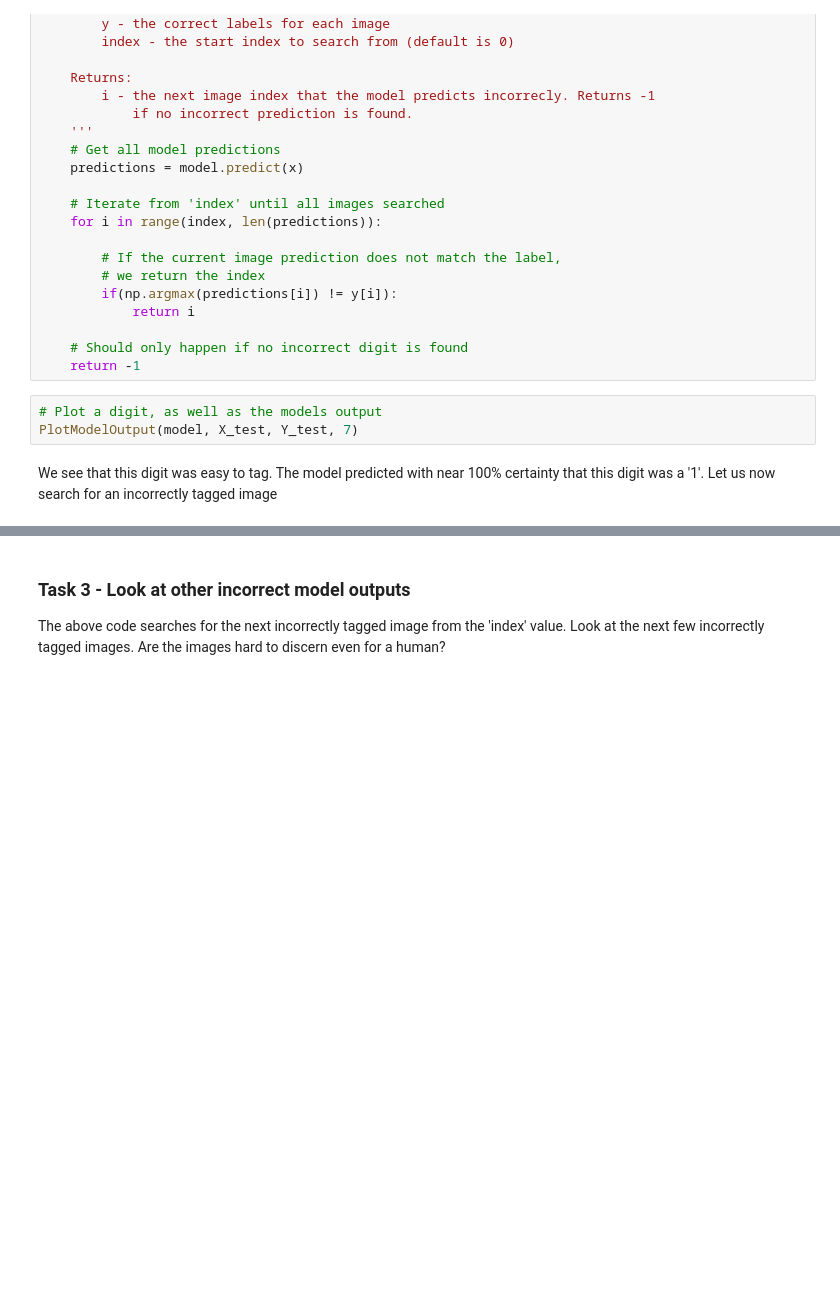
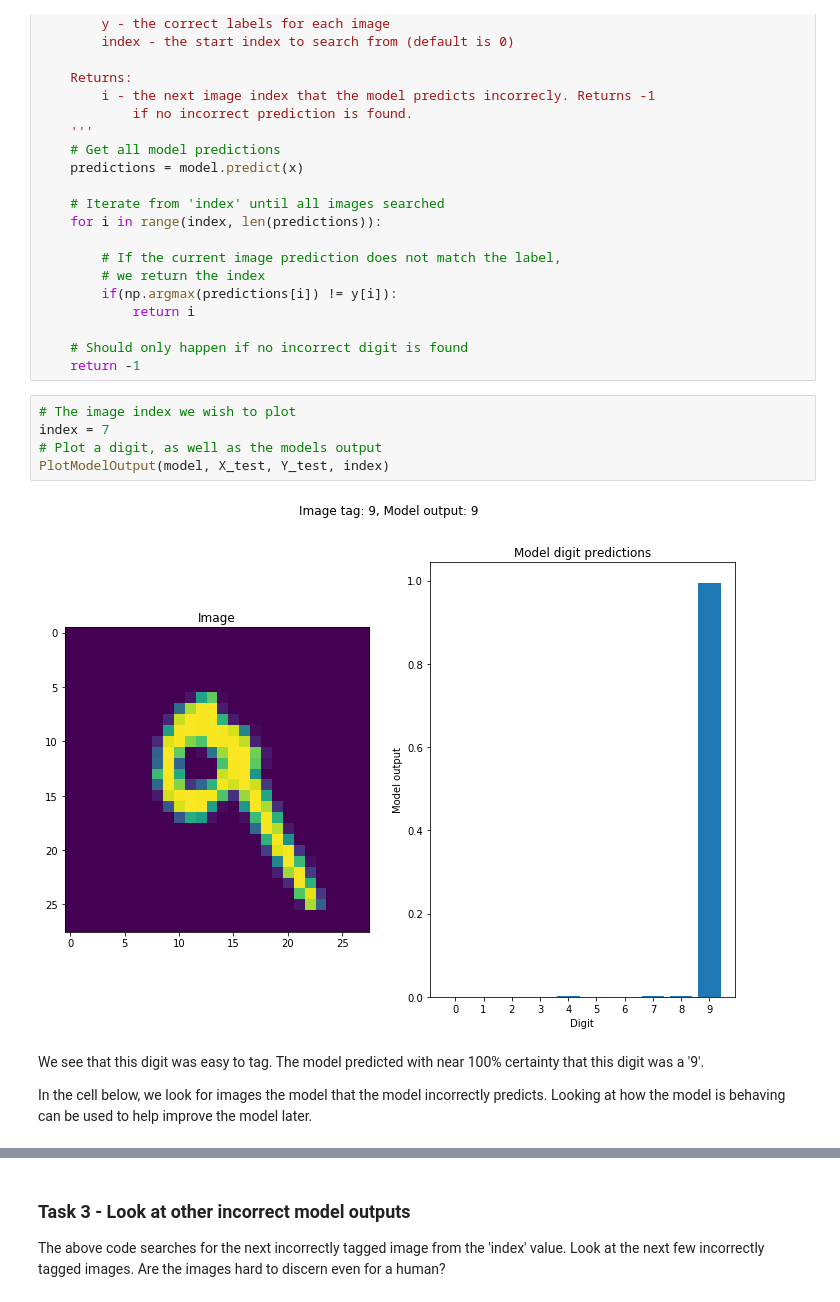
Before and after one commit to nikitapond/in2HEP, a Jupyter notebook: notebooks/MNIST.ipynb, the cells around one changed output, grey strips where cells are left out. Cells and saved outputs as stored; diff of their text form; blank space fills up the shorter version.

```diff
--- a/notebooks/MNIST.ipynb
+++ b/notebooks/MNIST.ipynb
@@ -221,9 +255,14 @@ def FindNextWrongPrediction(model, x, y, index=0):
     # Should only happen if no incorrect digit is found
     return -1
 # %%
+# The image index we wish to plot
+index = 7
 # Plot a digit, as well as the models output
-PlotModelOutput(model, X_test, Y_test, 7)
+PlotModelOutput(model, X_test, Y_test, index)
+# %% [output]
+[figure, added]
 # %% [markdown]
-We see that this digit was easy to tag. The model predicted with near 100% certainty that this digit was a '1'.
-Let us now search for an incorrectly tagged image
+We see that this digit was easy to tag. The model predicted with near 100% certainty that this digit was a '9'.
+
+In the cell below, we look for images the model that the model incorrectly predicts. Looking at how the model is behaving can be used to help improve the model later.
 # %%
```
Also changed, not shown: parts of 37 cells of this notebook.
